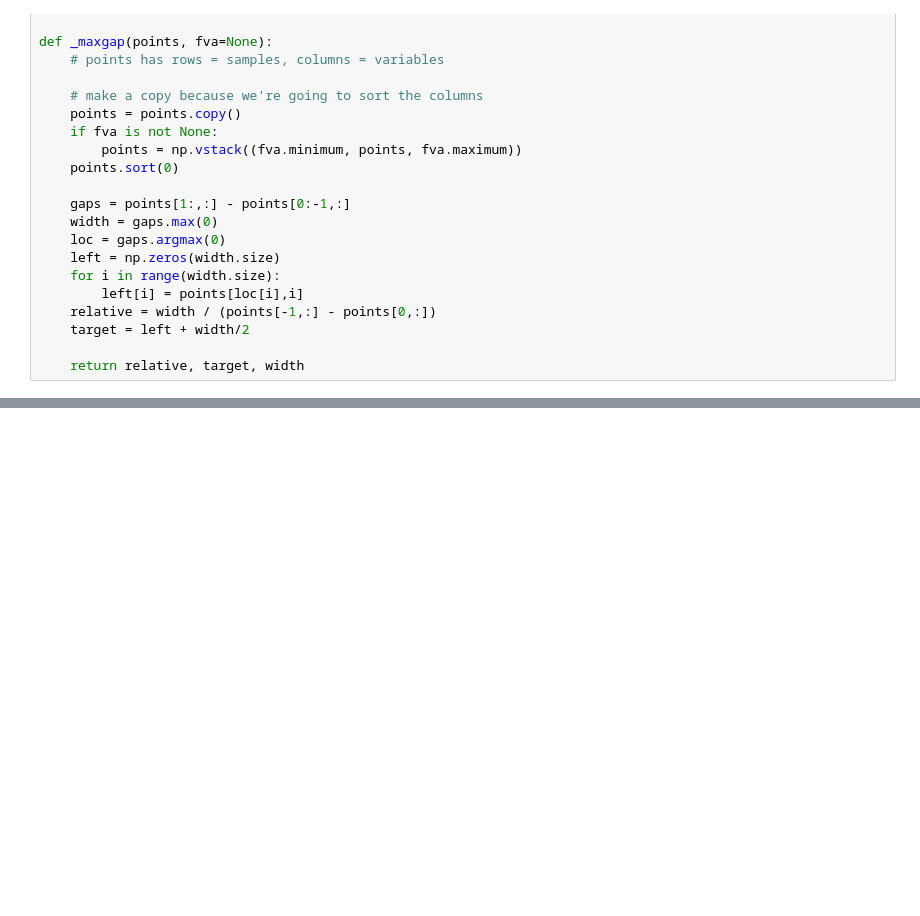
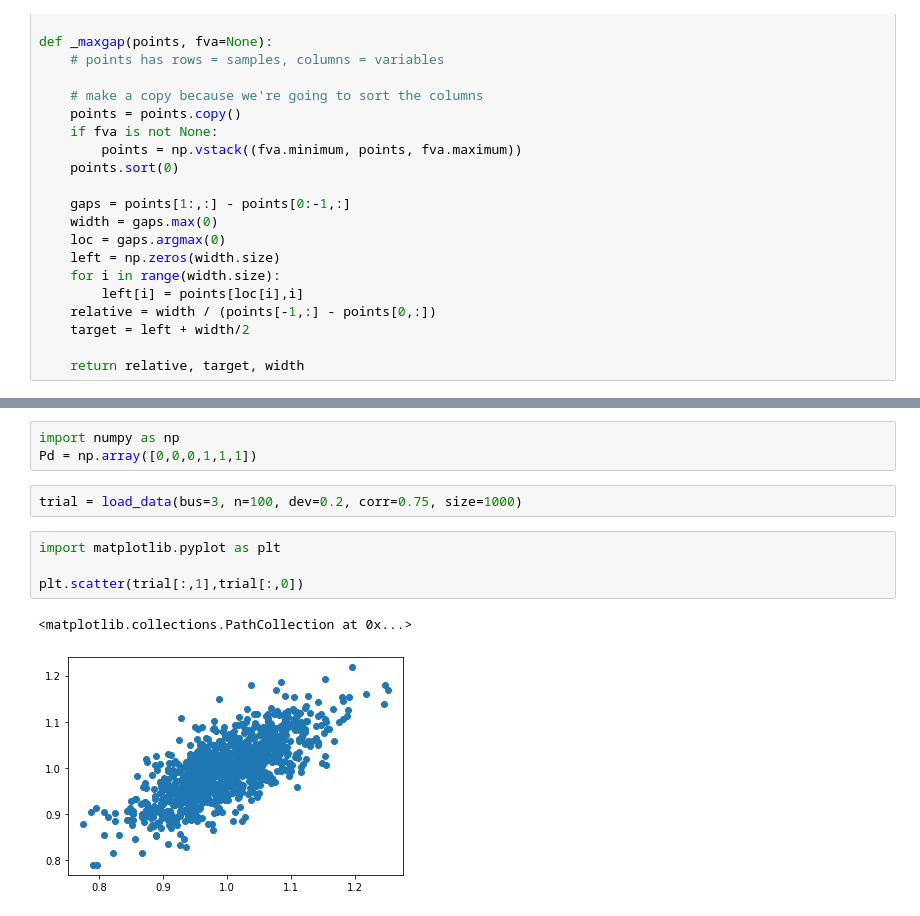
Before and after one commit to Without-wax/Source, a Jupyter notebook: Gapslit.ipynb, the cells around one changed output, grey strips where cells are left out. Cells and saved outputs as stored; diff of their text form; blank space fills up the shorter version.

```diff
--- a/Gapslit.ipynb
+++ b/Gapslit.ipynb
@@ -311,0 +358,12 @@ def _generate_sample(
+# %%
+import numpy as np
+Pd = np.array([0,0,0,1,1,1])
+# %%
+trial = load_data(bus=3, n=100, dev=0.2, corr=0.75, size=1000)
+# %%
+import matplotlib.pyplot as plt
+
+plt.scatter(trial[:,1],trial[:,0])
+# %% [output]
+<matplotlib.collections.PathCollection at 0x...>
+[figure, added]
```
Also changed, not shown: parts of 22 cells of this notebook.
